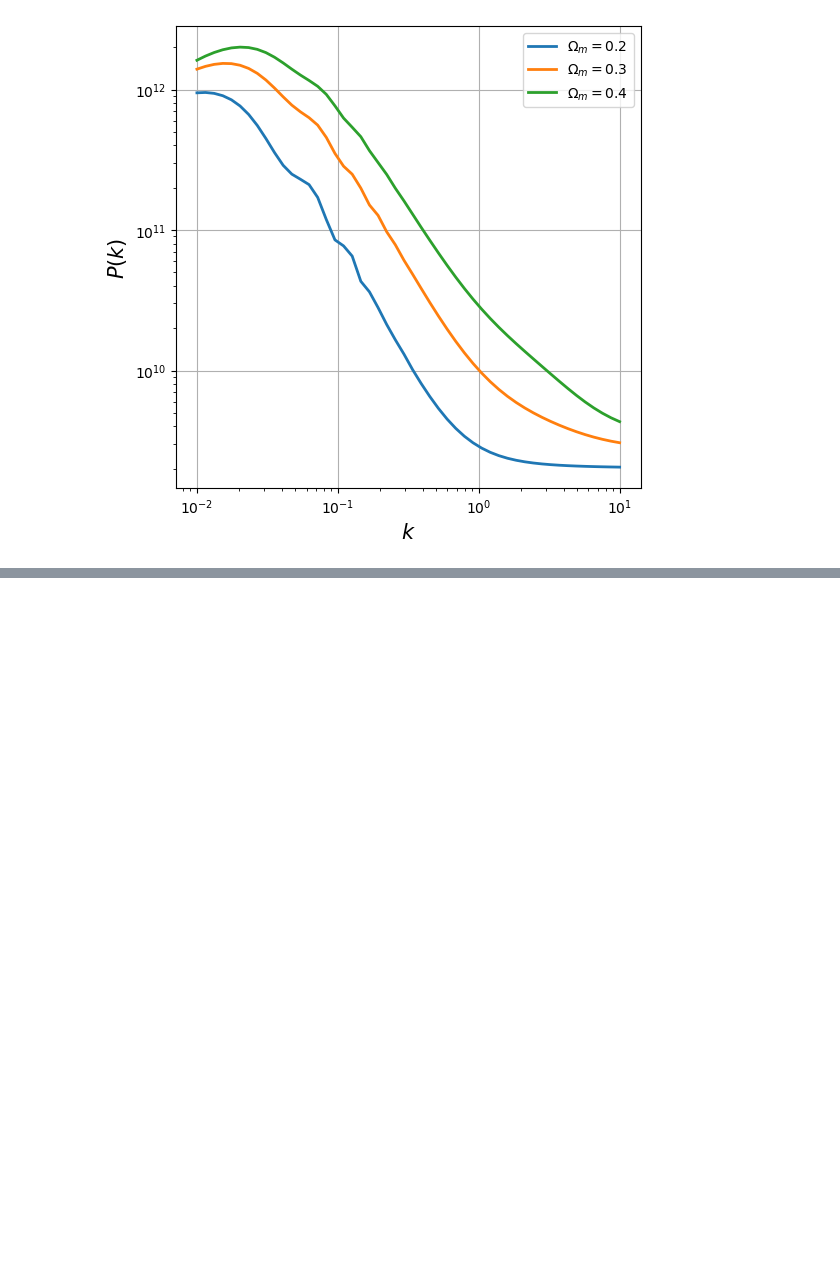
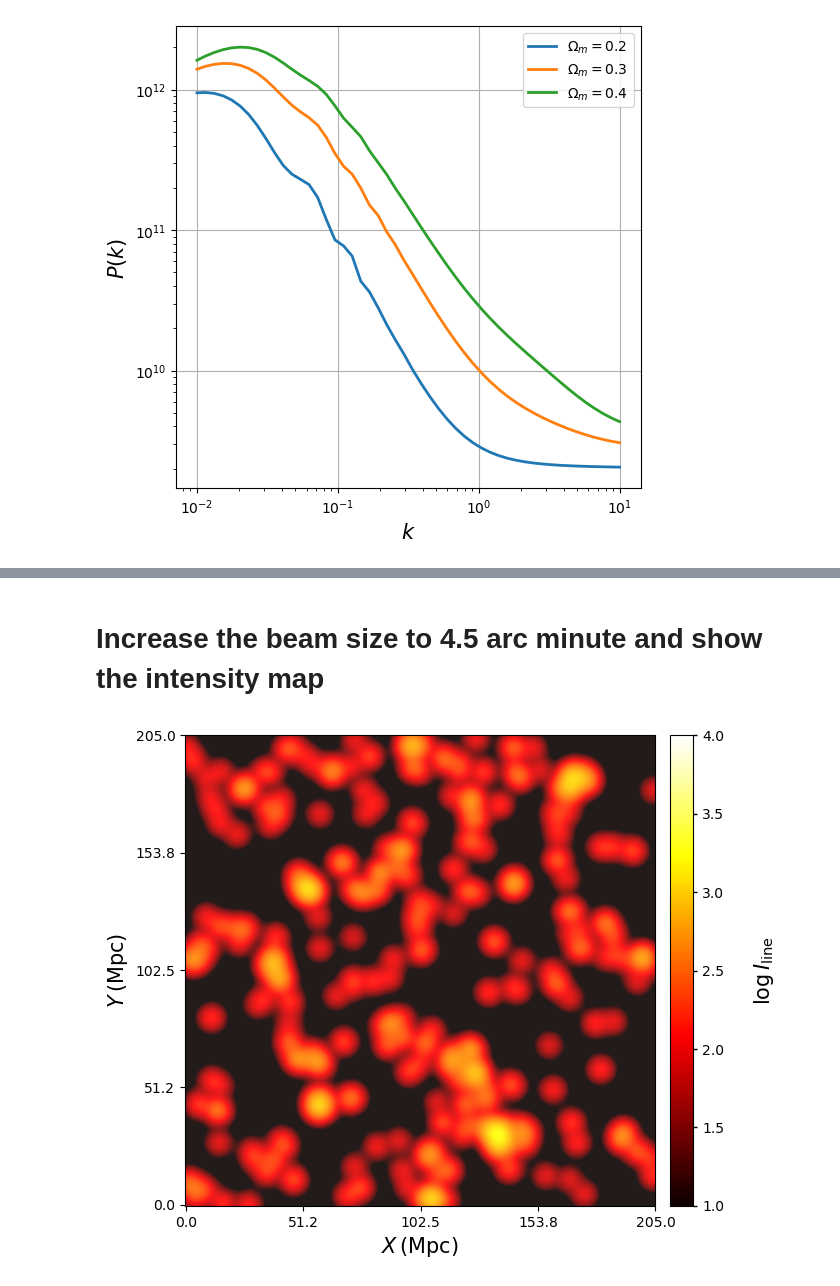
Before and after one commit to Anirbancosmo/Limpy, a Jupyter notebook: examples/limpy_v2.ipynb, the cells around one changed output, grey strips where cells are left out. Cells and saved outputs as stored; diff of their text form; code cells hidden in the pictures; blank space fills up the shorter version.

```diff
--- a/examples/limpy_v2.ipynb
+++ b/examples/limpy_v2.ipynb
@@ -233,0 +231,24 @@ TypeError: Cannot interpret '2' as a data type
+# %% [markdown]
+# Increase the beam size to 4.5 arc minute and show the intensity map
+# %%
+import limpy.plotter as lplot
+
+
+theta_fwhm = 4.5
+# make intensity grid
+lim_sim = ll.lim_sims(halo_file, z, model_name=model_name, sfr_model = sfr_model,
+                                line_name=line_name, halo_cutoff_mass=mmin,
+                                halocat_type="input_cat",
+                                ngrid_x=ngrid, ngrid_y=ngrid, ngrid_z=ngrid,
+                                boxsize_x=boxsize, boxsize_y=boxsize,
+                                boxsize_z=boxsize, nu_obs=nu_obs, theta_fwhm=theta_fwhm, dnu_obs=delta_nu)
+
+
+Igcal=lim_sim.make_intensity_grid()
+# %%
+plot = lplot.plot()
+
+plot.plot_beam_convolution(Igcal[:,:,1], ngrid, boxsize,
+                           z, cmap="hot", plot_scale="log", vmax=10000, vmin=10)
+# %% [output]
+[figure, added]
```
Also changed, not shown: parts of 25 cells of this notebook, 3 other files.
